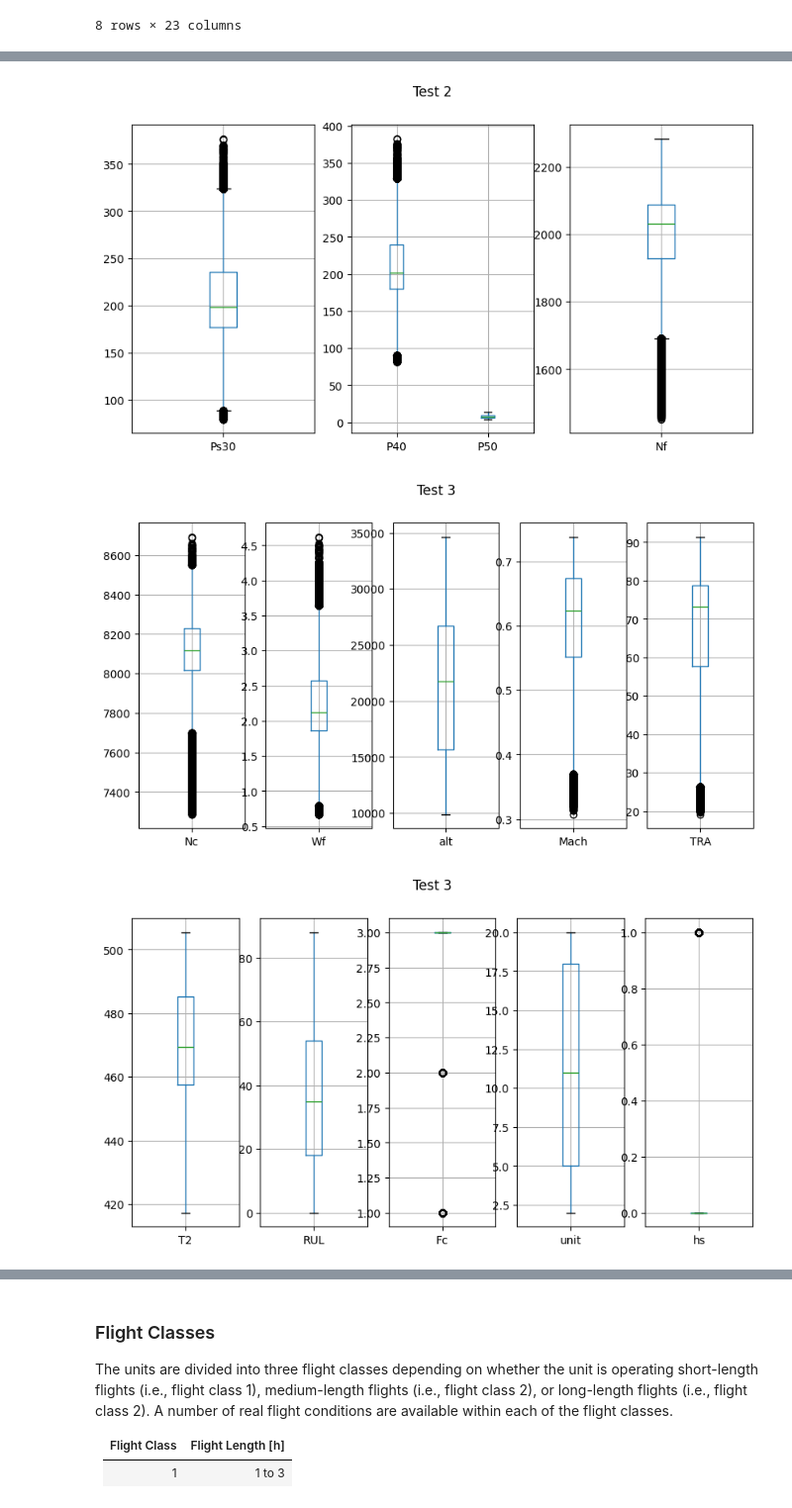
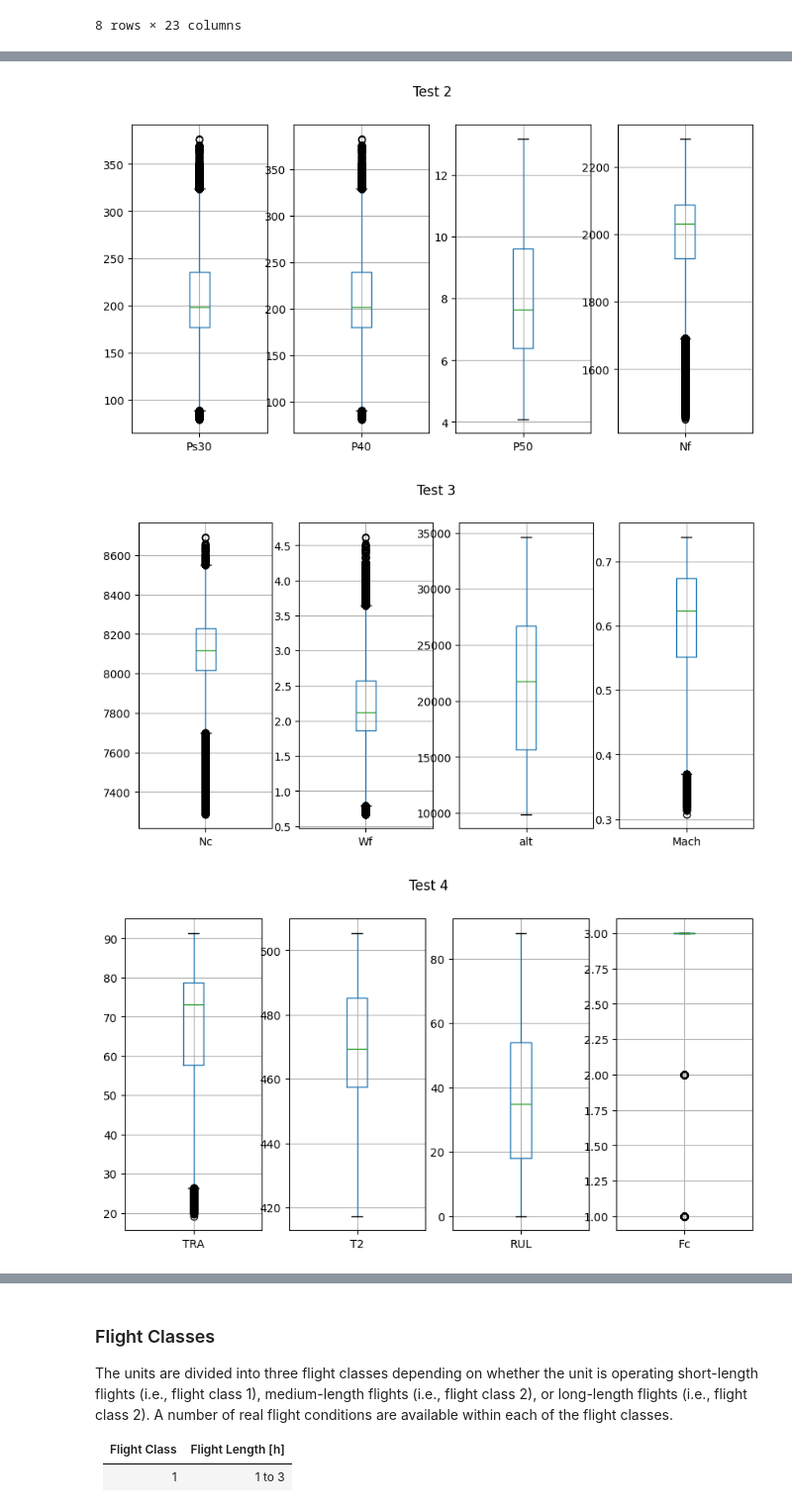
Before and after one commit to mmagnin-hub/CIVIL426_3, a Jupyter notebook: 03-assignment_1dcnn_prognostics.ipynb, the cells around one changed output, grey strips where cells are left out. Shown at 99% size. Saved outputs shown, nothing was run; the diff lists cells and outputs as text; code cells hidden in the pictures.

Commit message:
New Comments on the visualization part

```diff
--- a/03-assignment_1dcnn_prognostics.ipynb
+++ b/03-assignment_1dcnn_prognostics.ipynb
@@ -89,6 +89,7 @@ df.describe()
 | max | 610.117900 | 1484.438500 | 1920.566000 | 1282.403800 | 16.686320 | 12.159272 | 16.940426 | 21.708801 | 376.933350 | 382.565220 | ... | ... |
 8 rows × 23 columns
 # %%
+# Box Plots are usefull to see the data distribution and the outliers
 df_columns_name = df.columns
 numeric_columns = df.select_dtypes(include=['number']).columns.tolist()
 print(numeric_columns)
@@ -101,29 +102,35 @@ df.boxplot(numeric_columns[4:8], ax=ax[2])
 plt.suptitle('Test')
 plt.show()
 
-fig, ax = plt.subplots(1, 3, figsize=(10, 5))
+fig, ax = plt.subplots(1, 4, figsize=(10, 5))
 df.boxplot(numeric_columns[8] , ax=ax[0])
-df.boxplot(numeric_columns[9:11], ax=ax[1])
-df.boxplot(numeric_columns[11], ax=ax[2])
+df.boxplot(numeric_columns[9], ax=ax[1])
+df.boxplot(numeric_columns[10], ax=ax[2])
+df.boxplot(numeric_columns[11], ax=ax[3])
 plt.suptitle('Test 2')
 plt.show()
 
-fig, ax = plt.subplots(1, 5, figsize=(10, 5))
+fig, ax = plt.subplots(1, 4, figsize=(10, 5))
 df.boxplot(numeric_columns[12] , ax=ax[0])
 df.boxplot(numeric_columns[13], ax=ax[1])
 df.boxplot(numeric_columns[14], ax=ax[2])
 df.boxplot(numeric_columns[15], ax=ax[3])
-df.boxplot(numeric_columns[16], ax=ax[4])
 plt.suptitle('Test 3')
 plt.show()
 
-fig, ax = plt.subplots(1, 5, figsize=(10, 5))
-df.boxplot(numeric_columns[17] , ax=ax[0])
-df.boxplot(numeric_columns[18], ax=ax[1])
-df.boxplot(numeric_columns[19], ax=ax[2])
-df.boxplot(numeric_columns[20], ax=ax[3])
-df.boxplot(numeric_columns[21], ax=ax[4])
-plt.suptitle('Test 3')
+fig, ax = plt.subplots(1, 4, figsize=(10, 5))
+df.boxplot(numeric_columns[16] , ax=ax[0])
+df.boxplot(numeric_columns[17] , ax=ax[1])
+df.boxplot(numeric_columns[18], ax=ax[2])
+df.boxplot(numeric_columns[19], ax=ax[3])
+plt.suptitle('Test 4')
 plt.show()
+
+fig, ax = plt.subplots(1, 3, figsize=(10, 5))
+df.boxplot(numeric_columns[20], ax=ax[0])
+df.boxplot(numeric_columns[21], ax=ax[1])
+df.boxplot(numeric_columns[22], ax=ax[2])
+plt.suptitle('Test 5')
+plt.show()
 # %% [output]
 ['T24', 'T30', 'T48', 'T50', 'P15', 'P2', 'P21', 'P24', 'Ps30', 'P40', 'P50', 'Nf', 'Nc', 'Wf', 'alt', 'Mach', 'TRA', 'T2', 'RUL', 'Fc', 'unit', 'hs', 'cycle']
@@ -130,4 +138,4 @@ plt.show()
 [figure]
-[figure, old version]
+[figure, new version]
-[figure, old version]
+[figure, new version]
-[figure, old version]
+[figure, new version]
```
Also changed, not shown: parts of 6 cells of this notebook.
